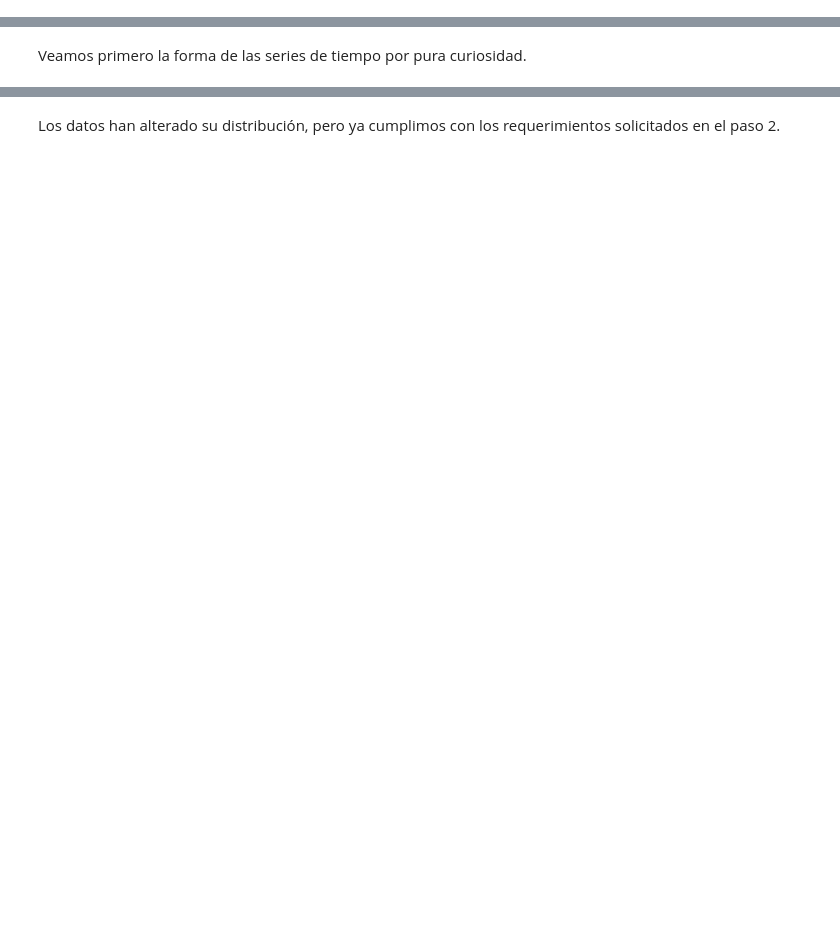
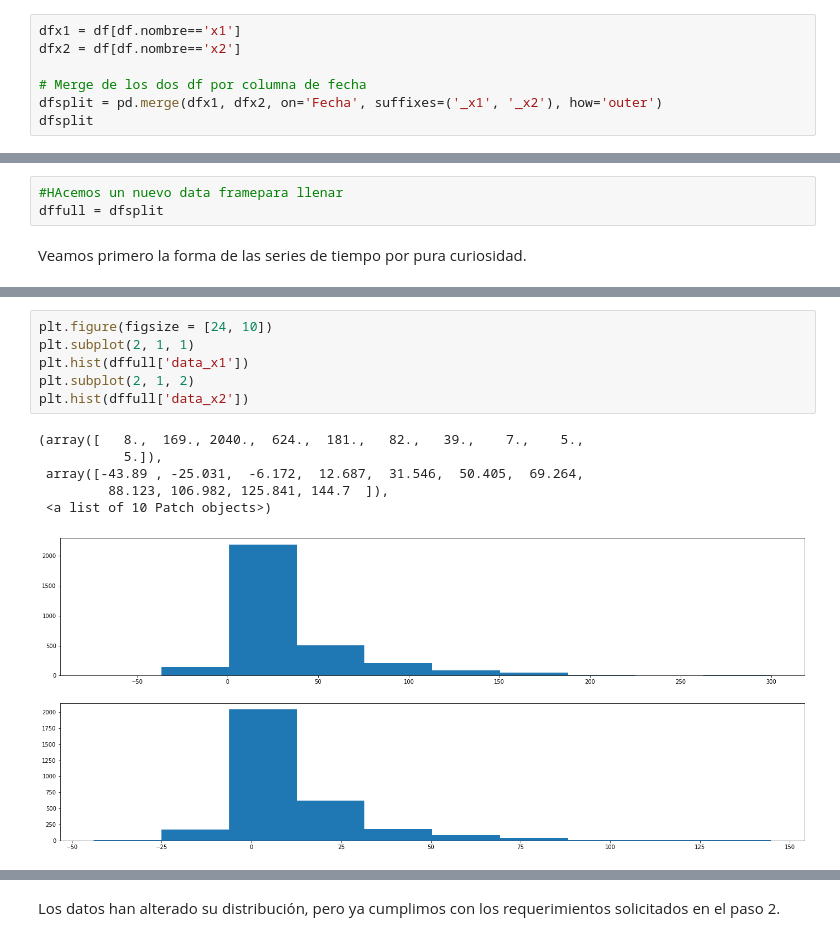
Before and after one commit to homosapienssapiens/feature-engineering, a Jupyter notebook: Final project.ipynb, the cells around one changed output, grey strips where cells are left out. Saved outputs shown, nothing was run; the diff lists cells and outputs as text; blank space fills up the shorter version.

```diff
--- a/Final project.ipynb
+++ b/Final project.ipynb
@@ -90,0 +74,7 @@ dfsplit
+# %%
+dfx1 = df[df.nombre=='x1']
+dfx2 = df[df.nombre=='x2']
+
+# Merge de los dos df por columna de fecha
+dfsplit = pd.merge(dfx1, dfx2, on='Fecha', suffixes=('_x1', '_x2'), how='outer')
+dfsplit
@@ -91,4 +95,7 @@ dfsplit
 # %% [markdown]
 ##2. Elija y justifique un método de imputación de datos para los datos perdidos y los datos menores o iguales que cero.
+# %%
+#HAcemos un nuevo data framepara llenar
+dffull = dfsplit
 # %% [markdown]
 Veamos primero la forma de las series de tiempo por pura curiosidad.
@@ -175,0 +111,13 @@ plt.plot(dfsplit['x2'])
+# %%
+plt.figure(figsize = [24, 10])
+plt.subplot(2, 1, 1)
+plt.hist(dffull['data_x1'])
+plt.subplot(2, 1, 2)
+plt.hist(dffull['data_x2'])
+# %% [output]
+(array([   8.,  169., 2040.,  624.,  181.,   82.,   39.,    7.,    5.,
+           5.]),
+ array([-43.89 , -25.031,  -6.172,  12.687,  31.546,  50.405,  69.264,
+         88.123, 106.982, 125.841, 144.7  ]),
+ <a list of 10 Patch objects>)
+[figure, added]
```
Also changed, not shown: parts of 115 cells of this notebook.
